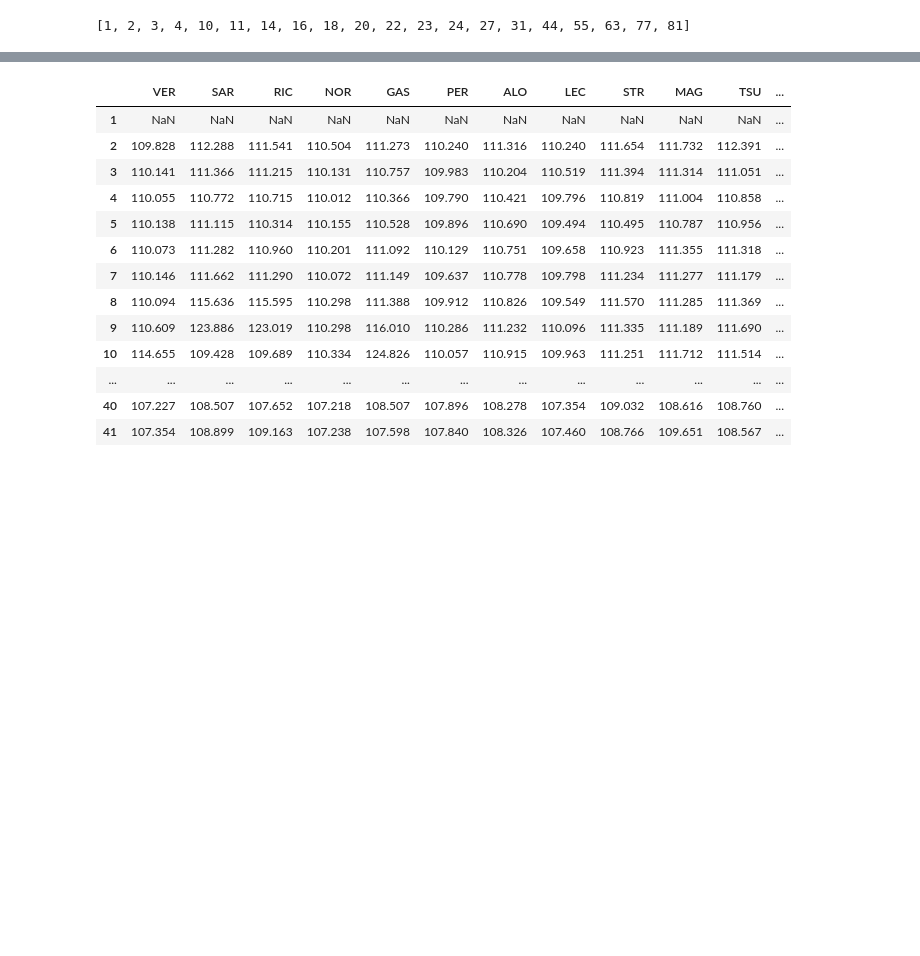
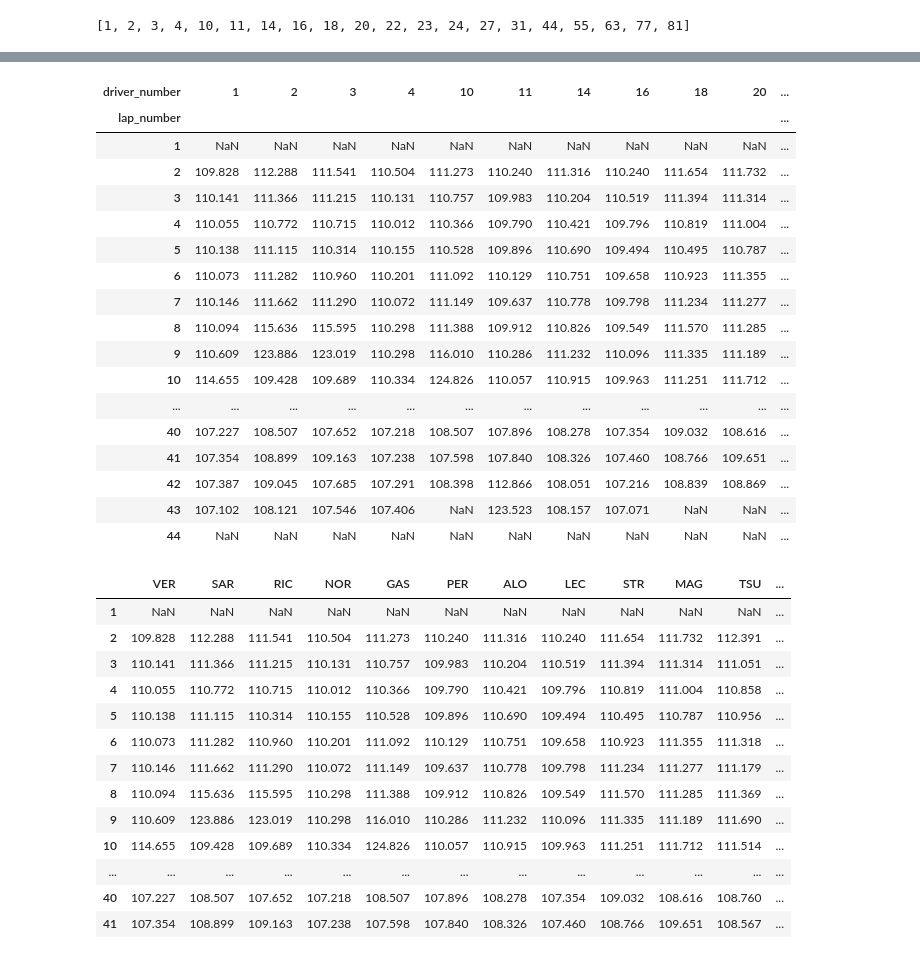
Before and after one commit to burakgurhan/f1_data_visualization, a Jupyter notebook: F1_Data_Visualization.ipynb, the cells around one changed output, grey strips where cells are left out. Saved outputs shown, nothing was run; the diff lists cells and outputs as text; code cells hidden in the pictures; blank space fills up the shorter version.

```diff
--- a/F1_Data_Visualization.ipynb
+++ b/F1_Data_Visualization.ipynb
@@ -12,2 +10,9 @@ import plotly.graph_objects as go
 
 pd.set_option("display.max_columns", None)
+# %%
+year = 2024
+
+response = urlopen(f'https://api.openf1.org/v1/meetings?year={year}')
+calendar_data = json.loads(response.read().decode('utf-8'))
+calendar_df = pd.DataFrame(calendar_data)
+calendar_df
@@ -14,14 +25,10 @@ pd.set_option("display.max_columns", None)
 # %%
-# Enter the country of the race
 country = "Belgium"
 
-# Connect to the API
-response = urlopen(f'https://api.openf1.org/v1/sessions?country_name={country}&session_name=Race&year=2024')
+response = urlopen(f'https://api.openf1.org/v1/sessions?country_name={country}&session_name=Sprint&year={year}')
 
-# Session info
 session_info = json.loads(response.read().decode('utf-8'))  # Get session_key to access details of the race.
 
-# Print session info
 for line in session_info[0]:
-  print(line, ":", session_info[0][line])
+    print(line, ":", session_info[0][line])
 # %% [output]
@@ -144,3 +154,29 @@ print(driver_numbers)
+# %%
+lap_times_pivot = pd.pivot(df,
+    index="lap_number",
+    columns="driver_number",
+    values="lap_duration"
+)
+lap_times_pivot
+# %% [output]
+| driver_number | 1 | 2 | 3 | 4 | 10 | 11 | 14 | 16 | 18 | 20 | ... |
+| lap_number |  |  |  |  |  |  |  |  |  |  | ... |
+| 1 | NaN | NaN | NaN | NaN | NaN | NaN | NaN | NaN | NaN | NaN | ... |
+| 2 | 109.828 | 112.288 | 111.541 | 110.504 | 111.273 | 110.240 | 111.316 | 110.240 | 111.654 | 111.732 | ... |
+| 3 | 110.141 | 111.366 | 111.215 | 110.131 | 110.757 | 109.983 | 110.204 | 110.519 | 111.394 | 111.314 | ... |
+| 4 | 110.055 | 110.772 | 110.715 | 110.012 | 110.366 | 109.790 | 110.421 | 109.796 | 110.819 | 111.004 | ... |
+| 5 | 110.138 | 111.115 | 110.314 | 110.155 | 110.528 | 109.896 | 110.690 | 109.494 | 110.495 | 110.787 | ... |
+| 6 | 110.073 | 111.282 | 110.960 | 110.201 | 111.092 | 110.129 | 110.751 | 109.658 | 110.923 | 111.355 | ... |
+| 7 | 110.146 | 111.662 | 111.290 | 110.072 | 111.149 | 109.637 | 110.778 | 109.798 | 111.234 | 111.277 | ... |
+| 8 | 110.094 | 115.636 | 115.595 | 110.298 | 111.388 | 109.912 | 110.826 | 109.549 | 111.570 | 111.285 | ... |
+| 9 | 110.609 | 123.886 | 123.019 | 110.298 | 116.010 | 110.286 | 111.232 | 110.096 | 111.335 | 111.189 | ... |
+| 10 | 114.655 | 109.428 | 109.689 | 110.334 | 124.826 | 110.057 | 110.915 | 109.963 | 111.251 | 111.712 | ... |
+| ... | ... | ... | ... | ... | ... | ... | ... | ... | ... | ... | ... |
+| 40 | 107.227 | 108.507 | 107.652 | 107.218 | 108.507 | 107.896 | 108.278 | 107.354 | 109.032 | 108.616 | ... |
+| 41 | 107.354 | 108.899 | 109.163 | 107.238 | 107.598 | 107.840 | 108.326 | 107.460 | 108.766 | 109.651 | ... |
+| 42 | 107.387 | 109.045 | 107.685 | 107.291 | 108.398 | 112.866 | 108.051 | 107.216 | 108.839 | 108.869 | ... |
+| 43 | 107.102 | 108.121 | 107.546 | 107.406 | NaN | 123.523 | 108.157 | 107.071 | NaN | NaN | ... |
+| 44 | NaN | NaN | NaN | NaN | NaN | NaN | NaN | NaN | NaN | NaN | ... |
 # %%
 lap_times_df = pd.DataFrame(index=lap_numbers, columns=driver_numbers)
 
```
Also changed, not shown: parts of 6 cells of this notebook, 4 other files.
